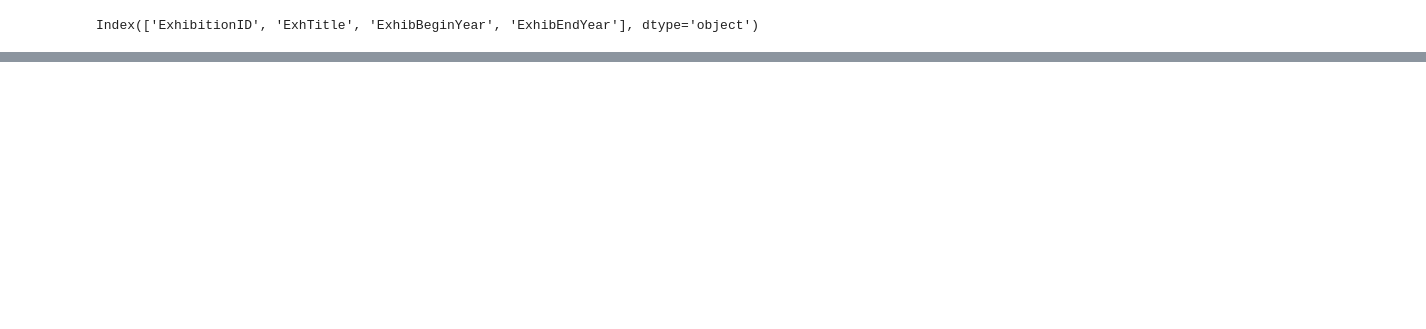
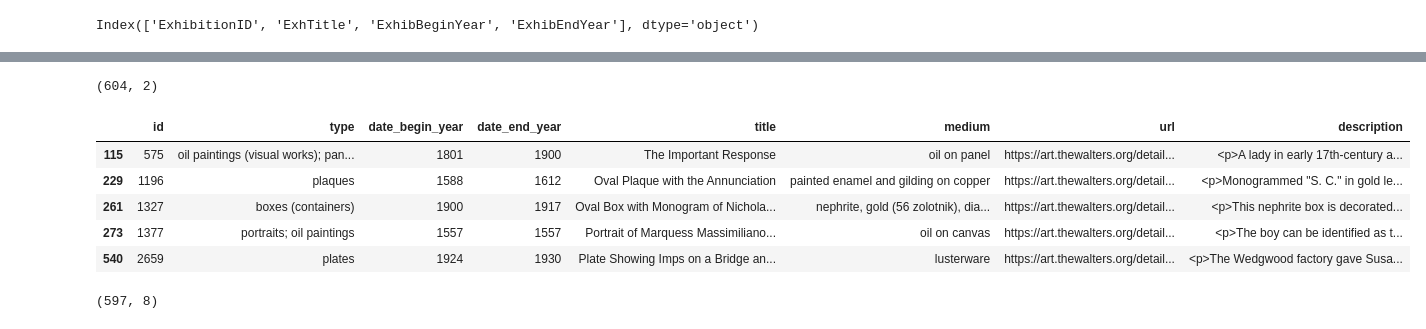
Before and after one commit to elkoko22/Algorithm-Design-on-the-Walters-Art-Museum, a Jupyter notebook: datapreprocessing.ipynb, the cells around one changed output, grey strips where cells are left out. Drawn from its saved outputs; the diff is of its cells as text; code cells hidden in the pictures; blank space fills up the shorter version.

Commit message:
Converted data to csv format (only selected)

```diff
--- a/datapreprocessing.ipynb
+++ b/datapreprocessing.ipynb
@@ -422,0 +440,2 @@ dtype: object
+# %%
+museum_artwork_creator = pd.DataFrame({'artwork_id': museum_artwork_creator.ObjectID, 'creator_id': museum_artwork_creator.Creators.astype('int64')})
@@ -422,0 +454,3 @@ dtype: object
+# %%
+selected_creators = pd.read_csv('data/selectedcreators.csv', sep=";", encoding="utf-8")
+selected_creators.head()
@@ -422,0 +464,2 @@ dtype: object
+# %%
+selected_creators.id = selected_creators.id.astype('int64')
@@ -422,0 +486,3 @@ dtype: object
+# %%
+museum_artwork_creator = museum_artwork_creator.loc[museum_artwork_creator.creator_id.isin(selected_creators.id)]
+museum_artwork_creator.head()
@@ -422,0 +496,18 @@ dtype: object
+# %%
+museum_artwork_creator.shape
+# %% [output]
+(604, 2)
+# %%
+artworks = artworks.loc[artworks.id.isin(museum_artwork_creator.artwork_id)]
+artworks.head()
+# %% [output]
+|  | id | type | date_begin_year | date_end_year | title | medium | url | description |
+| 115 | 575 | oil paintings (visual works); pan... | 1801 | 1900 | The Important Response | oil on panel | https://art.thewalters.org/detail... | <p>A lady in early 17th-century a... |
+| 229 | 1196 | plaques | 1588 | 1612 | Oval Plaque with the Annunciation | painted enamel and gilding on copper | https://art.thewalters.org/detail... | <p>Monogrammed "S. C." in gold le... |
+| 261 | 1327 | boxes (containers) | 1900 | 1917 | Oval Box with Monogram of Nichola... | nephrite, gold (56 zolotnik), dia... | https://art.thewalters.org/detail... | <p>This nephrite box is decorated... |
+| 273 | 1377 | portraits; oil paintings | 1557 | 1557 | Portrait of Marquess Massimiliano... | oil on canvas | https://art.thewalters.org/detail... | <p>The boy can be identified as t... |
+| 540 | 2659 | plates | 1924 | 1930 | Plate Showing Imps on a Bridge an... | lusterware | https://art.thewalters.org/detail... | <p>The Wedgwood factory gave Susa... |
+# %%
+artworks.shape
+# %% [output]
+(597, 8)
```
Also changed, not shown: parts of 21 cells of this notebook, 7 other files.
